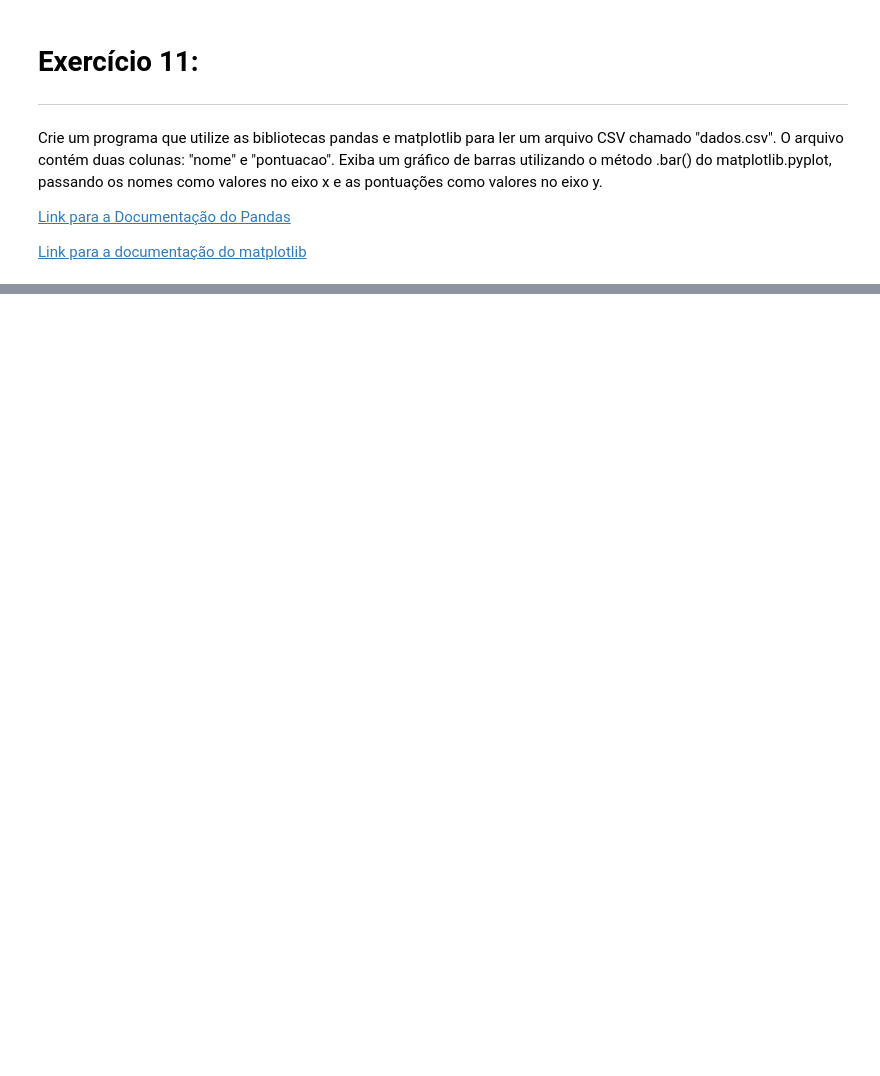
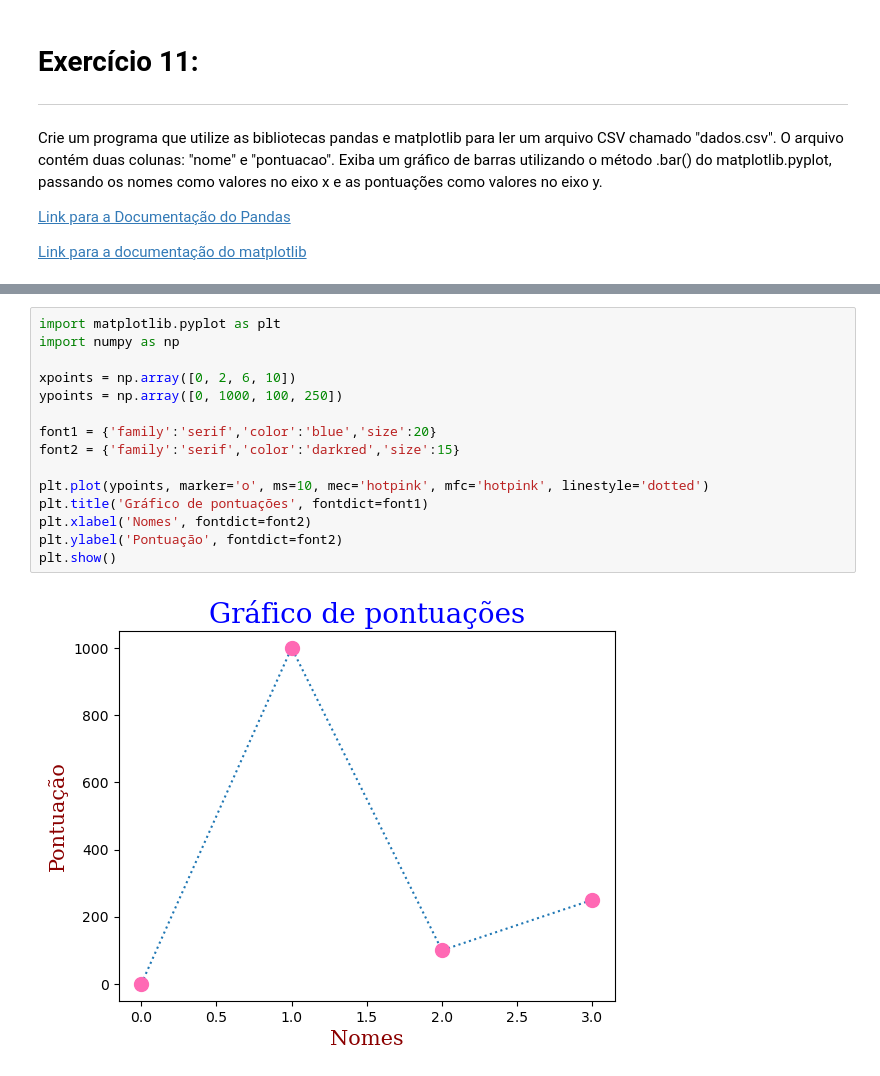
Before and after one commit to YuttyAkiko/python-intro, a Jupyter notebook: API/11_3_Importação_de_Bibliotecas_Atividade.ipynb, the cells around one changed output, grey strips where cells are left out. Cells and saved outputs as stored; diff of their text form; blank space fills up the shorter version.

```diff
--- a/API/11_3_Importação_de_Bibliotecas_Atividade.ipynb
+++ b/API/11_3_Importação_de_Bibliotecas_Atividade.ipynb
@@ -239,0 +261,17 @@ Crie um programa que utilize as bibliotecas pandas e matplotlib para ler um arqu
+# %%
+import matplotlib.pyplot as plt
+import numpy as np
+
+xpoints = np.array([0, 2, 6, 10])
+ypoints = np.array([0, 1000, 100, 250])
+
+font1 = {'family':'serif','color':'blue','size':20}
+font2 = {'family':'serif','color':'darkred','size':15}
+
+plt.plot(ypoints, marker='o', ms=10, mec='hotpink', mfc='hotpink', linestyle='dotted')
+plt.title('Gráfico de pontuações', fontdict=font1)
+plt.xlabel('Nomes', fontdict=font2)
+plt.ylabel('Pontuação', fontdict=font2)
+plt.show()
+# %% [output]
+[figure, added]
```
Also changed, not shown: parts of 2 cells of this notebook, 1 other file.
